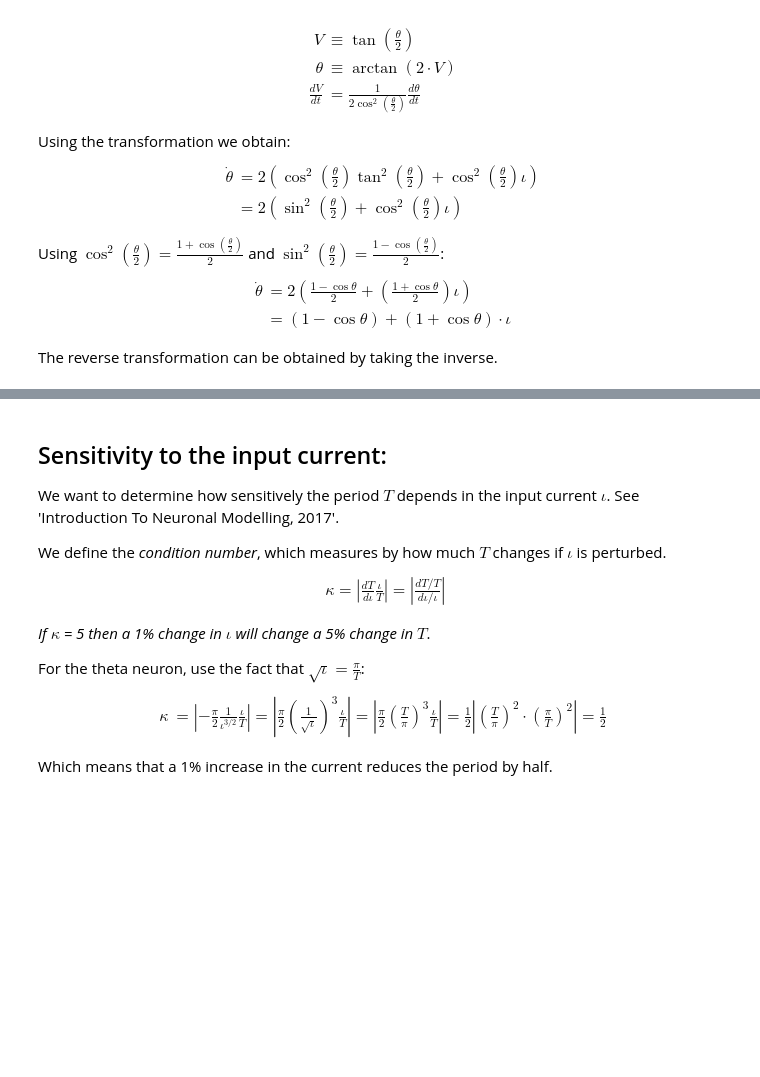
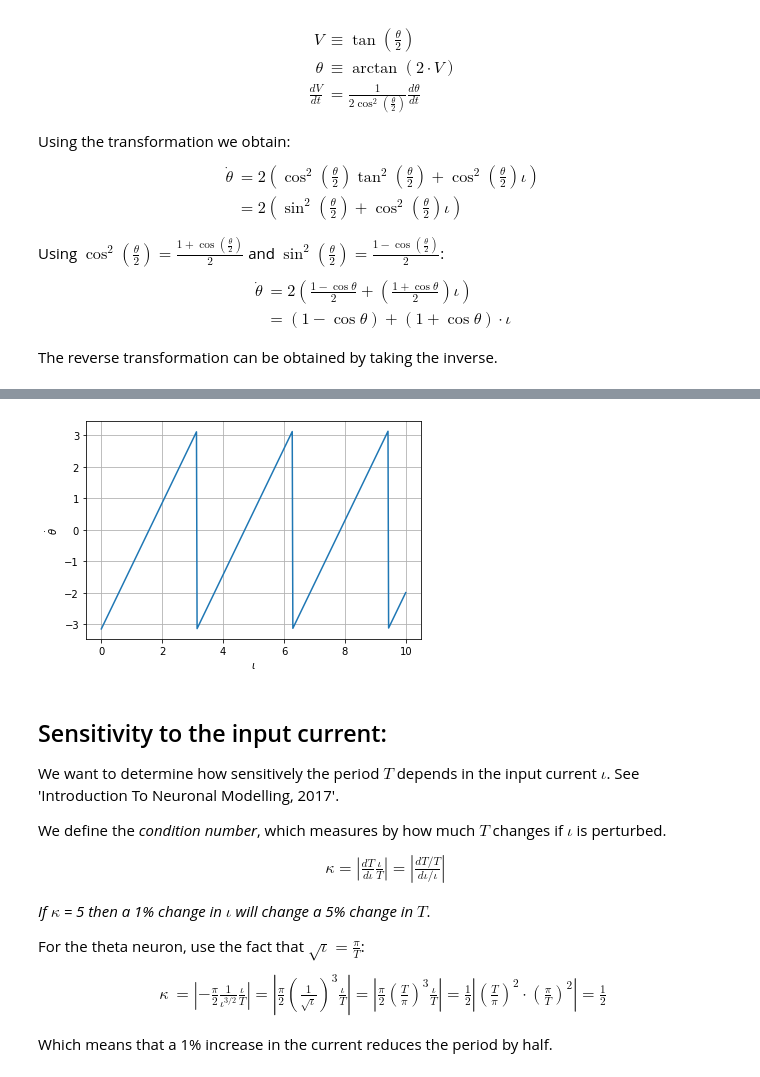
Before and after one commit to simonaertssen/AdaptiveNeuronalNetworks, a Jupyter notebook: Notes.ipynb, the cells around one changed output, grey strips where cells are left out. Drawn from its saved outputs; the diff is of its cells as text; code cells hidden in the pictures; blank space fills up the shorter version.

```diff
--- a/Notes.ipynb
+++ b/Notes.ipynb
@@ -90,3 +207,13 @@ So the frequency of oscillation is proportional to $\sqrt{\iota}$. This result i
+# %%
+t = np.linspace(0, 10, 500)
+i = 1
+V = 2*np.arctan(np.sqrt(i)*np.tan(t*np.sqrt(i) - np.pi/2))
+plt.grid(True)
+plt.plot(t,V);
+plt.xlabel(r"$\iota$")
+plt.ylabel(r"$\dot{\theta}$");
+# %% [output]
+[figure, added]
 # %% [markdown]
 ## Sensitivity to the input current:
 We want to determine how sensitively the period $T$ depends in the input current $\iota$. See 'Introduction To Neuronal Modelling, 2017'.
```
Also changed, not shown: parts of 13 cells of this notebook, 4 other files.
